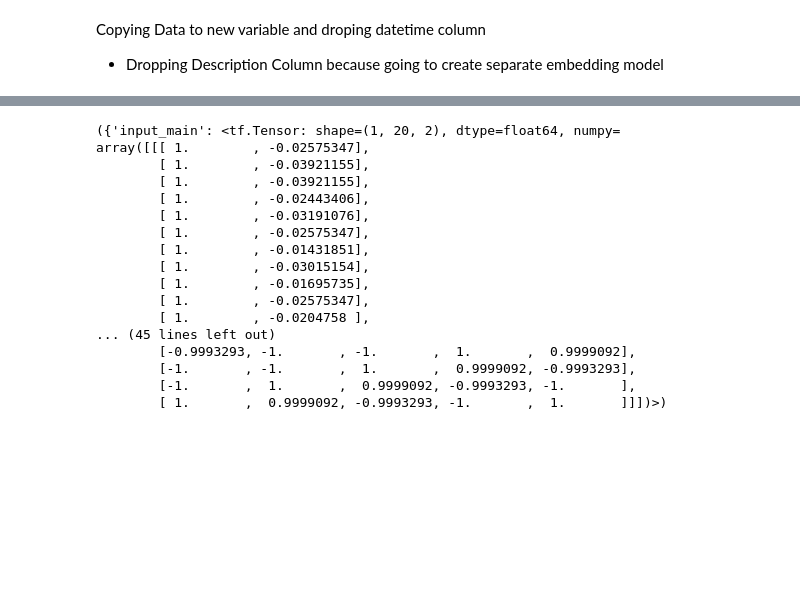
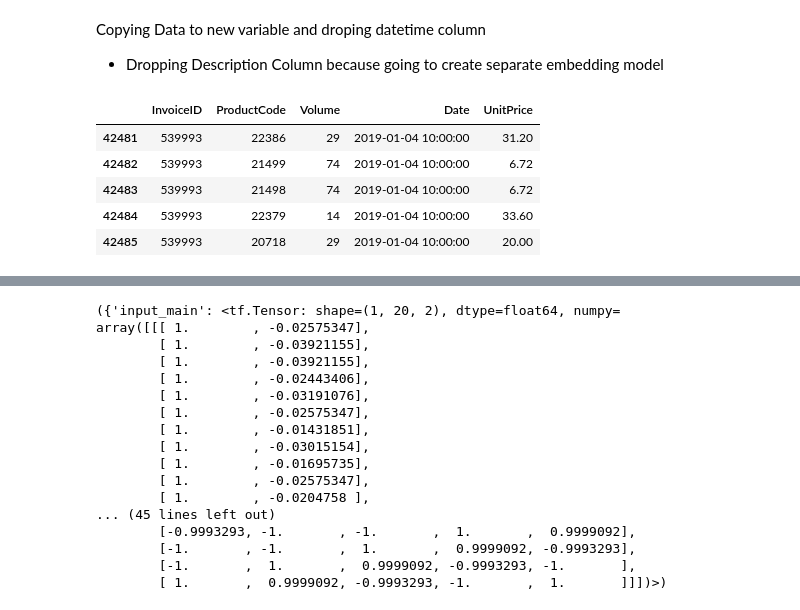
Before and after one commit to maxbrent/IsaziChallenge, a Jupyter notebook: Isazi_AI_Challenge.ipynb, the cells around one changed output, grey strips where cells are left out. Saved outputs shown, nothing was run; the diff lists cells and outputs as text; code cells hidden in the pictures; blank space fills up the shorter version.

```diff
--- a/Isazi_AI_Challenge.ipynb
+++ b/Isazi_AI_Challenge.ipynb
@@ -134,3 +121,21 @@ data['Description'] = data['Description'].astype('category')
+# %%
+def convert_data_types(converted):
+  """
+    Converts data types to the relevant type
+
+    Args:
+      converted (dataframe): numpy array with data values.
+
+    Returns:
+      converted (dataframe): standardized and normalized numerical variables
+  """
+  converted['Date'] = pd.to_datetime(converted['Date'])
+  converted['InvoiceID'] = converted['InvoiceID'].astype('category')
+  converted['ProductCode'] = converted['ProductCode'].astype('category')
+  converted['Description'] = converted['Description'].astype('category')
+  return converted
+# %%
+data = convert_data_types(data)
 # %% [markdown]
 #### View the Dataset
 
@@ -162,5 +168,19 @@ Copying Data to new variable and droping datetime column
 - Dropping Description Column because going to create separate embedding model
 # %%
 features = data.copy()
-features.index = data['Date']
-features.drop(['Date', 'Description'], axis=1, inplace=True)
+
+def drop_col(df, col_list):
+  # df.set_index('Date',inplace=True)
+  df.drop(col_list, axis=1, inplace=True)
+  return df
+# %%
+features = drop_col(features, col_list=['Description'])
+# %%
+features.head()
+# %% [output]
+|  | InvoiceID | ProductCode | Volume | Date | UnitPrice |
+| 42481 | 539993 | 22386 | 29 | 2019-01-04 10:00:00 | 31.20 |
+| 42482 | 539993 | 21499 | 74 | 2019-01-04 10:00:00 | 6.72 |
+| 42483 | 539993 | 21498 | 74 | 2019-01-04 10:00:00 | 6.72 |
+| 42484 | 539993 | 22379 | 14 | 2019-01-04 10:00:00 | 33.60 |
+| 42485 | 539993 | 20718 | 29 | 2019-01-04 10:00:00 | 20.00 |
```
Also changed, not shown: parts of 32 cells of this notebook.
